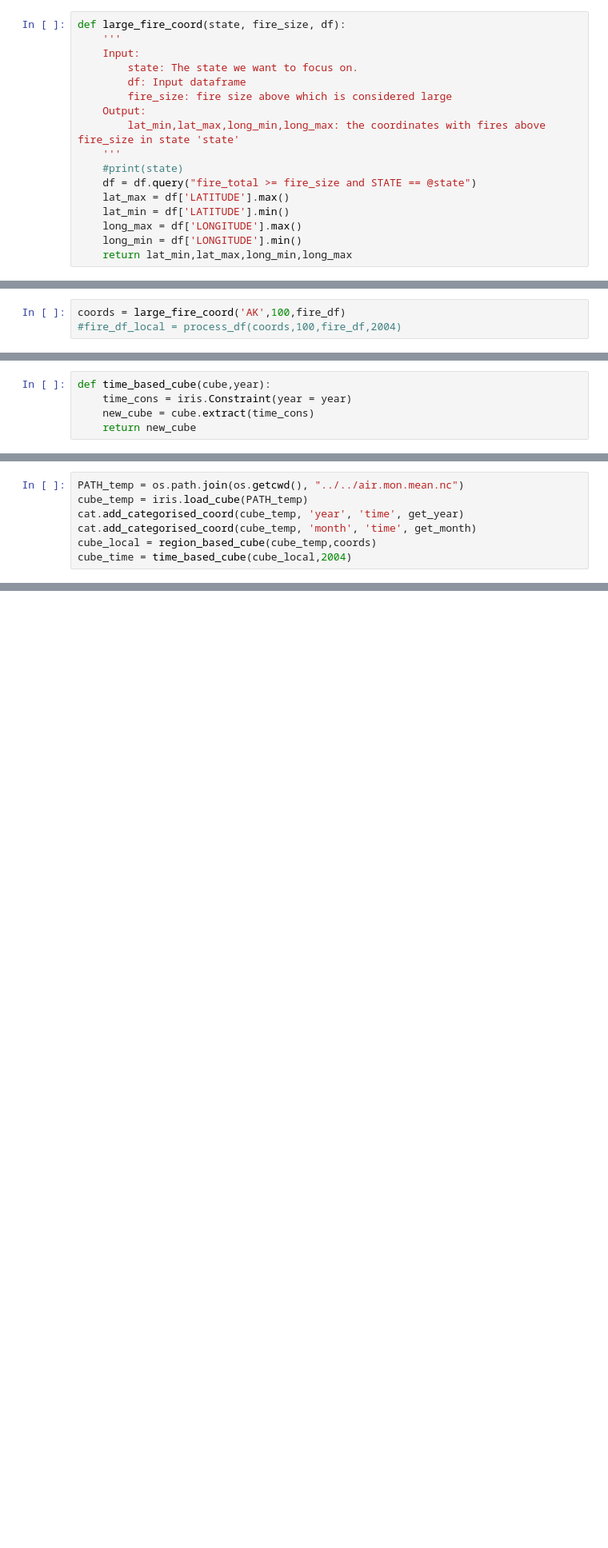
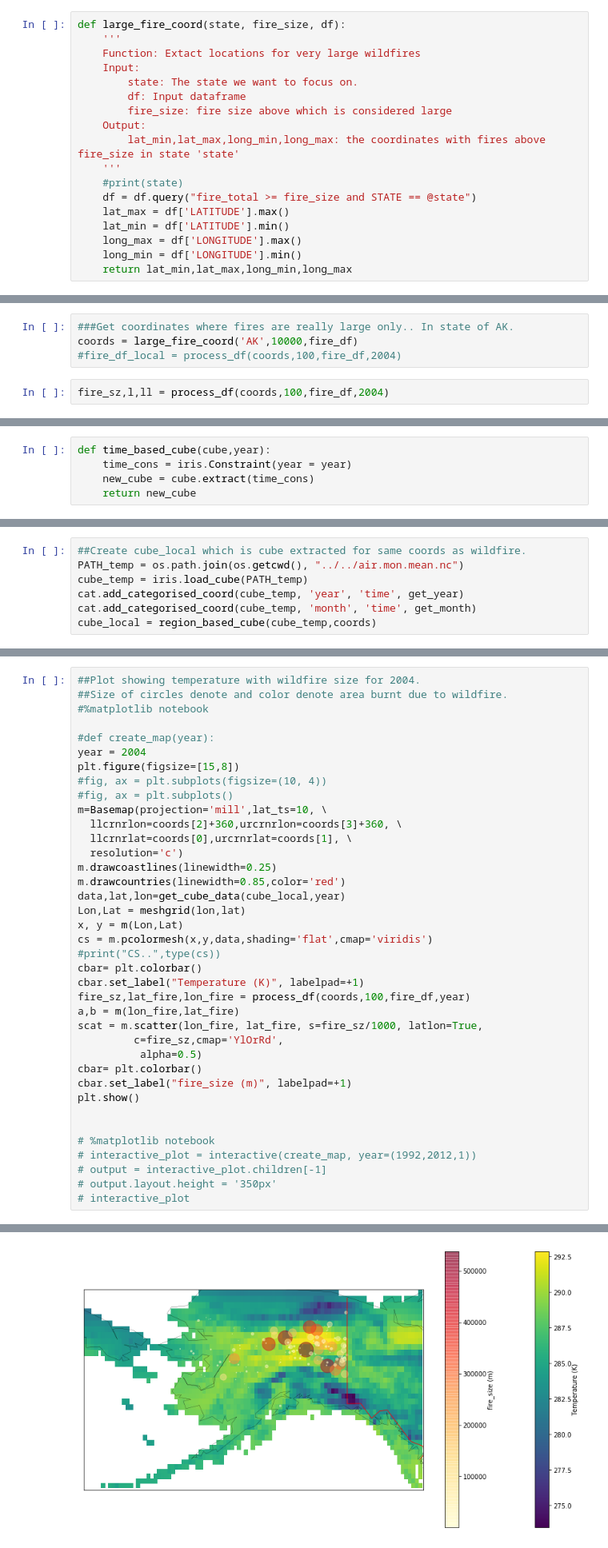
Before and after one commit to adityasant/ECE143_Project, a Jupyter notebook: Local Notebooks/temp-wildfire-plot.py.ipynb, the cells around one changed output, grey strips where cells are left out. Shown: that part at 80% size. Drawn from its saved outputs; the diff is of its cells as text; blank space fills up the shorter version.

```diff
--- a/Local Notebooks/temp-wildfire-plot.py.ipynb
+++ b/Local Notebooks/temp-wildfire-plot.py.ipynb
@@ -51,6 +54,7 @@ def create_wildfire_df(PATH):
 # %%
 def large_fire_coord(state, fire_size, df):
     '''
+    Function: Extact locations for very large wildfires
     Input:
         state: The state we want to focus on.
         df: Input dataframe
@@ -83,3 +112,6 @@ def process_df(coords, fire_size, df,year):
+# %%
+###Get coordinates where fires are really large only.. In state of AK.
+coords = large_fire_coord('AK',10000,fire_df)
+#fire_df_local = process_df(coords,100,fire_df,2004)
 # %%
-coords = large_fire_coord('AK',100,fire_df)
-#fire_df_local = process_df(coords,100,fire_df,2004)
+fire_sz,l,ll = process_df(coords,100,fire_df,2004)
@@ -135,9 +174,9 @@ def get_month(coord, value):
     date = coord.units.num2date(value)
     return date.month
 # %%
+##Create cube_local which is cube extracted for same coords as wildfire.
 PATH_temp = os.path.join(os.getcwd(), "../../air.mon.mean.nc")
 cube_temp = iris.load_cube(PATH_temp)
 cat.add_categorised_coord(cube_temp, 'year', 'time', get_year)
 cat.add_categorised_coord(cube_temp, 'month', 'time', get_month)
 cube_local = region_based_cube(cube_temp,coords)
-cube_time = time_based_cube(cube_local,2004)
@@ -143,0 +197,39 @@ cube_time = time_based_cube(cube_local,2004)
+# %%
+##Plot showing temperature with wildfire size for 2004.
+##Size of circles denote and color denote area burnt due to wildfire.
+#%matplotlib notebook
+
+#def create_map(year):
+year = 2004
+plt.figure(figsize=[15,8])
+#fig, ax = plt.subplots(figsize=(10, 4))
+#fig, ax = plt.subplots()
+m=Basemap(projection='mill',lat_ts=10, \
+  llcrnrlon=coords[2]+360,urcrnrlon=coords[3]+360, \
+  llcrnrlat=coords[0],urcrnrlat=coords[1], \
+  resolution='c')
+m.drawcoastlines(linewidth=0.25)
+m.drawcountries(linewidth=0.85,color='red')
+data,lat,lon=get_cube_data(cube_local,year)
+Lon,Lat = meshgrid(lon,lat)
+x, y = m(Lon,Lat)
+cs = m.pcolormesh(x,y,data,shading='flat',cmap='viridis')
+#print("CS..",type(cs))
+cbar= plt.colorbar()
+cbar.set_label("Temperature (K)", labelpad=+1)
+fire_sz,lat_fire,lon_fire = process_df(coords,100,fire_df,year)
+a,b = m(lon_fire,lat_fire)
+scat = m.scatter(lon_fire, lat_fire, s=fire_sz/1000, latlon=True,
+         c=fire_sz,cmap='YlOrRd',
+          alpha=0.5)
+cbar= plt.colorbar()
+cbar.set_label("fire_size (m)", labelpad=+1)
+plt.show()
+
+
+# %matplotlib notebook
+# interactive_plot = interactive(create_map, year=(1992,2012,1))
+# output = interactive_plot.children[-1]
+# output.layout.height = '350px'
+# interactive_plot
+# %% [output]
@@ -143,0 +243 @@ cube_time = time_based_cube(cube_local,2004)
+[figure, added]
```
Also changed, not shown: parts of 32 cells of this notebook.
